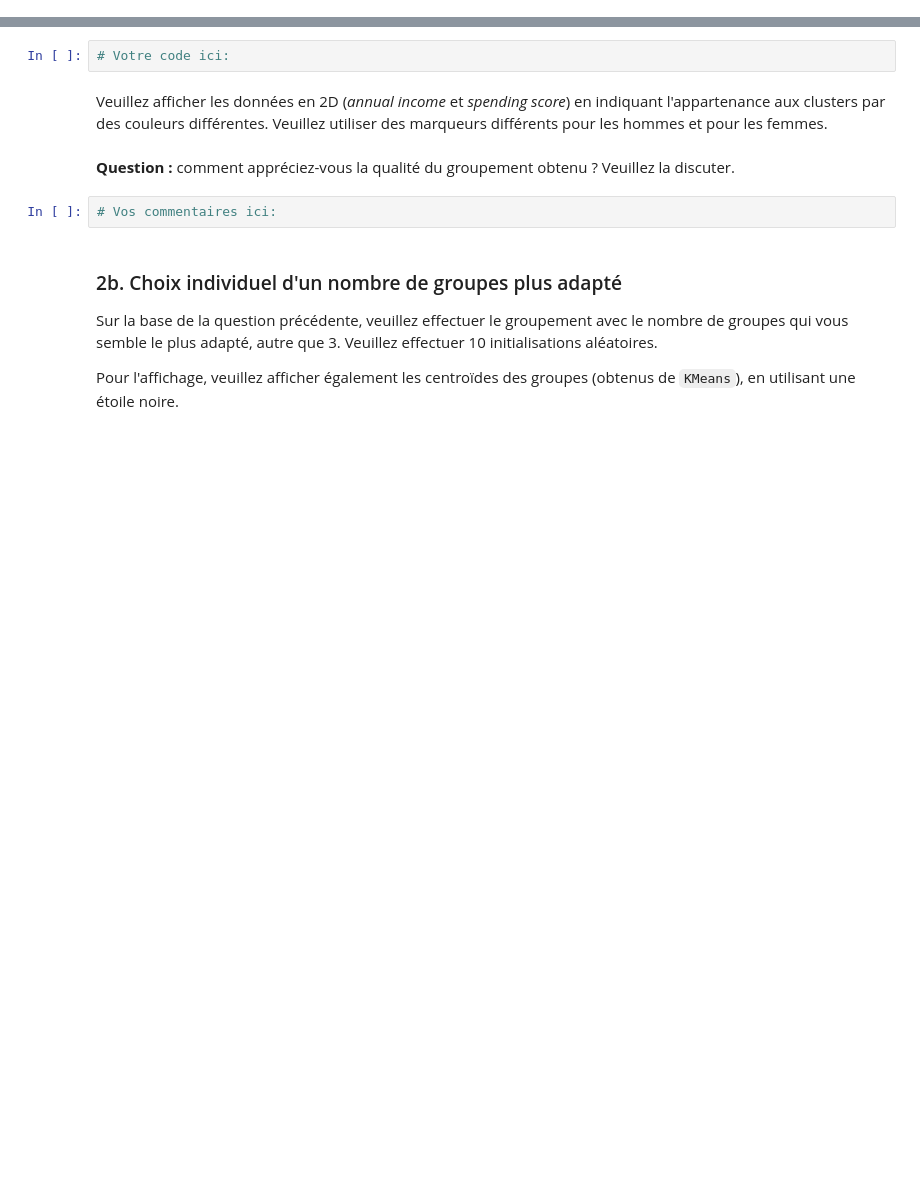
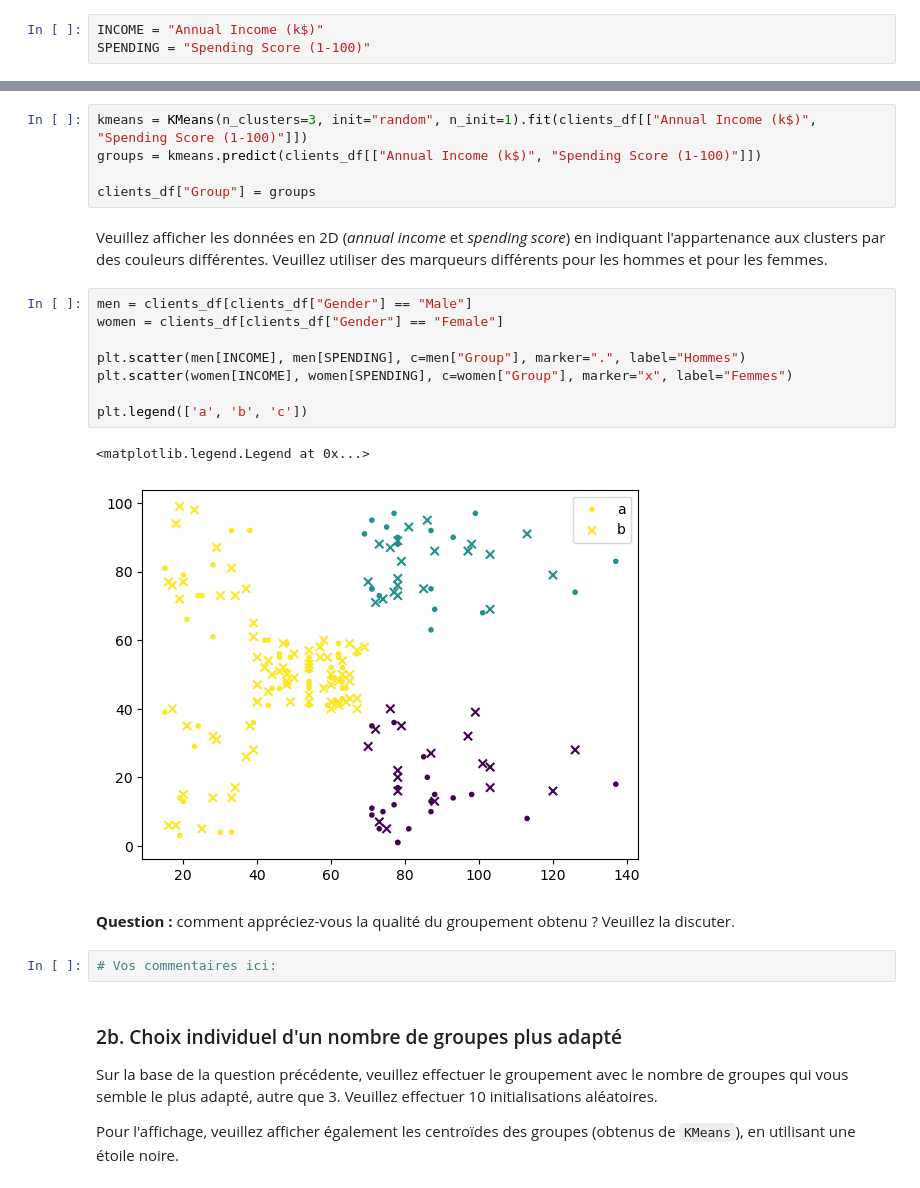
Before and after one commit to HUART1848/APN_L1, a Jupyter notebook: Labo1_Groupement_simple_student.ipynb, the cells around one changed output, grey strips where cells are left out. Drawn from its saved outputs; the diff is of its cells as text; blank space fills up the shorter version.

```diff
--- a/Labo1_Groupement_simple_student.ipynb
+++ b/Labo1_Groupement_simple_student.ipynb
@@ -54,6 +56,9 @@ Résumé des attributs:
 | 50% | 36.00 | 61.5 | 50.00 |
 | 75% | 49.00 | 78.0 | 73.00 |
 | max | 70.00 | 137.0 | 99.00 |
+# %%
+INCOME = "Annual Income (k$)"
+SPENDING = "Spending Score (1-100)"
 # %% [markdown]
 **a)** Il y a 200 clients
 
@@ -116,9 +120,23 @@ Les revenus minimums sont respectivement \\$15'0000 et \\$16'000, les revenus ma
 
 Pour commencer, veuillez utiliser la méthode [sklearn.cluster.KMeans](https://scikit-learn.org/stable/modules/generated/sklearn.cluster.KMeans.html) avec initialisation aléatoire, un seul essai, et en fixant le nombre de groupes à trois (3).  De plus, veuillez utiliser seulement les colonnes 'Annual Income (k$)' et 'Spending Score (1-100)' des données.
 # %%
-# Votre code ici:
+kmeans = KMeans(n_clusters=3, init="random", n_init=1).fit(clients_df[["Annual Income (k$)", "Spending Score (1-100)"]])
+groups = kmeans.predict(clients_df[["Annual Income (k$)", "Spending Score (1-100)"]])
+
+clients_df["Group"] = groups
 # %% [markdown]
 Veuillez afficher les données en 2D (_annual income_ et _spending score_) en indiquant l'appartenance aux clusters par des couleurs différentes.  Veuillez utiliser des marqueurs différents pour les hommes et pour les femmes.
+# %%
+men = clients_df[clients_df["Gender"] == "Male"]
+women = clients_df[clients_df["Gender"] == "Female"]
+
+plt.scatter(men[INCOME], men[SPENDING], c=men["Group"], marker=".", label="Hommes")
+plt.scatter(women[INCOME], women[SPENDING], c=women["Group"], marker="x", label="Femmes")
+
+plt.legend(['a', 'b', 'c'])
+# %% [output]
+<matplotlib.legend.Legend at 0x...>
+[figure, added]
 # %% [markdown]
 **Question :** comment appréciez-vous la qualité du groupement obtenu ?  Veuillez la discuter.
 # %%
```
Also changed, not shown: parts of 4 cells of this notebook.
